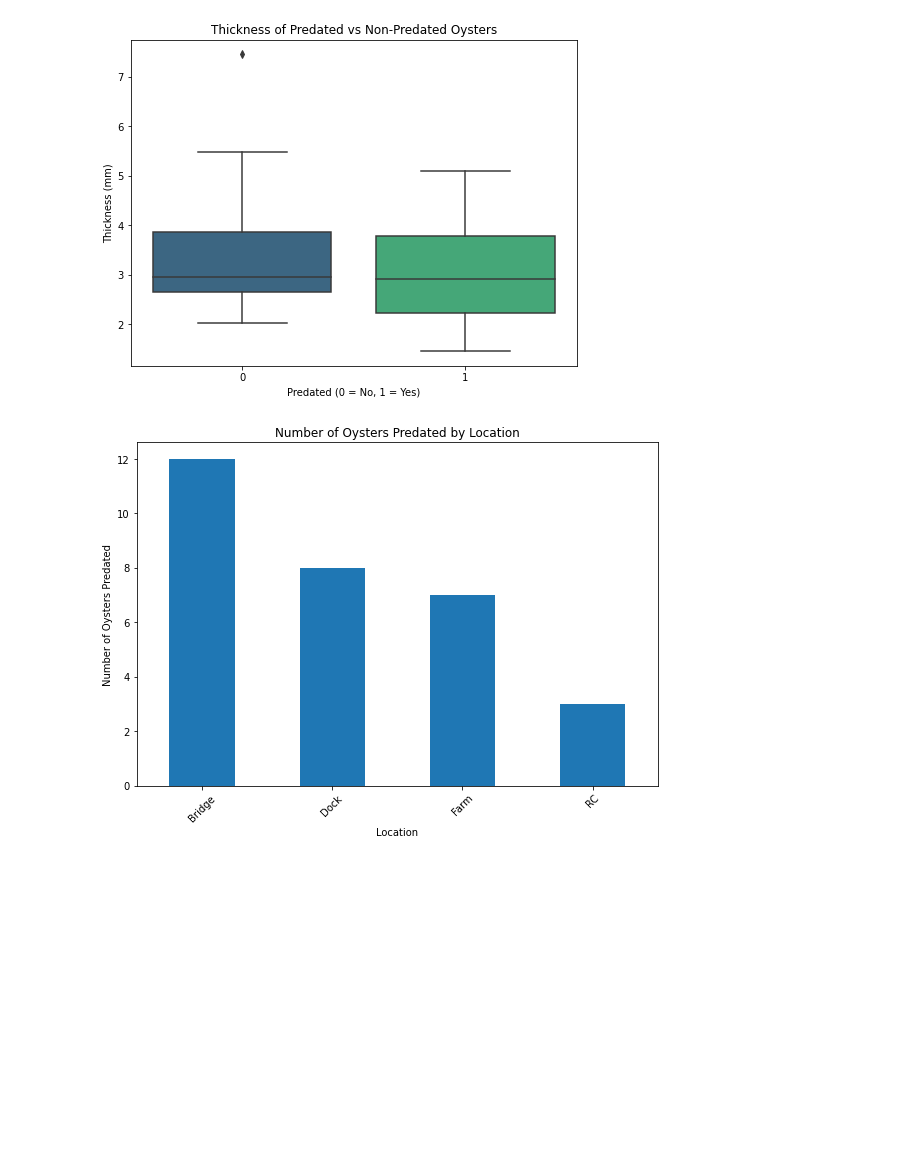
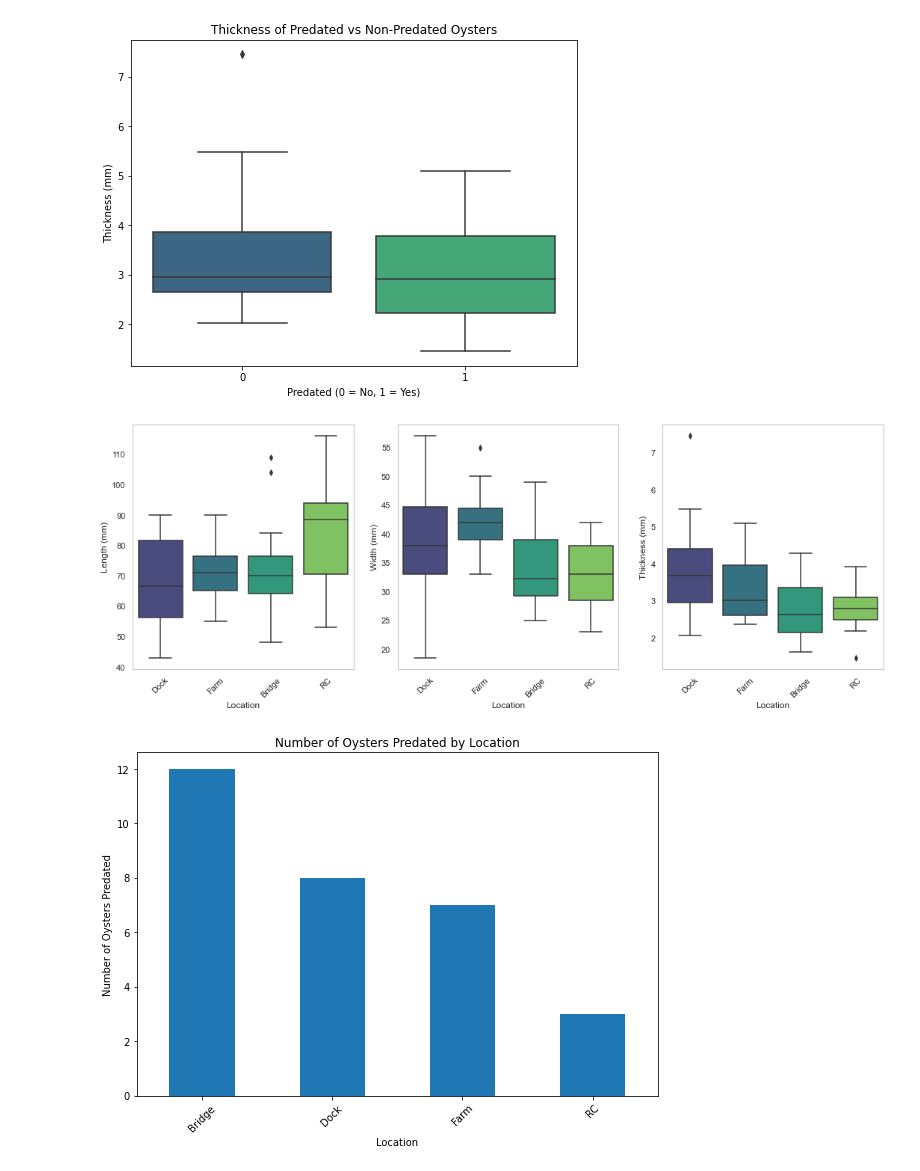
Before and after one commit to henrysun9074/oysterdrill, a Jupyter notebook: code/trial1.ipynb, the cells around one changed output. Cells and saved outputs as stored; diff of their text form; code cells hidden in the pictures; blank space fills up the shorter version.

```diff
--- a/code/trial1.ipynb
+++ b/code/trial1.ipynb
@@ -41,5 +42,34 @@ plt.show()
 # %% [output]
 [figure]
+# %%
+import seaborn as sns
+# sns.set(style="whitegrid")
+fig, axes = plt.subplots(1, 3, figsize=(18, 6), sharey=False)
+
+# Box plot for Length
+sns.boxplot(data=df, x="Location", y="Length (mm)", ax=axes[0], palette="viridis")
+# axes[0].set_title("Length (mm) by Location")
+# axes[0].set_xlabel("Location")
+axes[0].set_ylabel("Length (mm)")
+axes[0].tick_params(axis='x', rotation=45)
+
+sns.boxplot(data=df, x="Location", y="Width (mm)", ax=axes[1], palette="viridis")
+# axes[1].set_title("Width (mm) by Location")
+# axes[1].set_xlabel("Location")
+axes[1].set_ylabel("Width (mm)")
+axes[1].tick_params(axis='x', rotation=45)
+
+sns.boxplot(data=df, x="Location", y="Thickness", ax=axes[2], palette="viridis")
+# axes[2].set_title("Thickness by Location")
+# axes[2].set_xlabel("Location")
+axes[2].set_ylabel("Thickness (mm)")
+axes[2].tick_params(axis='x', rotation=45)
+
+axes[0].grid(False)
+axes[1].grid(False)
+axes[2].grid(False)
+# %% [output]
+[figure, added]
 # %%
 df
 predated_df = df[df["Predated"] == 1]
```
Also changed, not shown: parts of 3 cells of this notebook.
